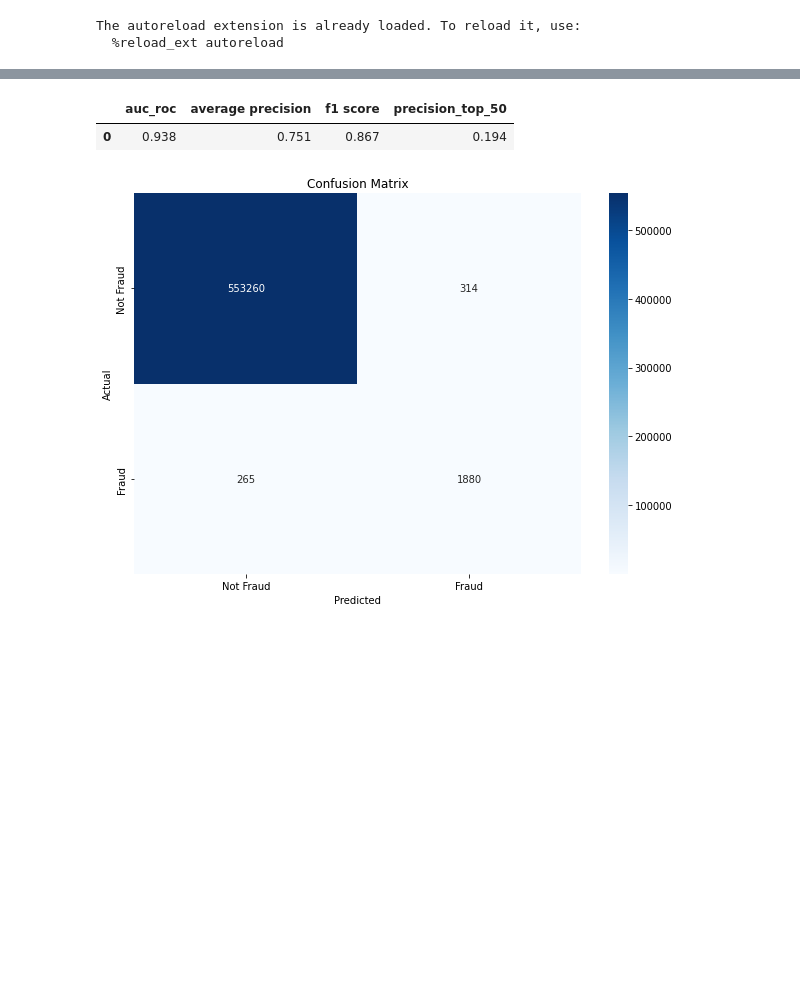
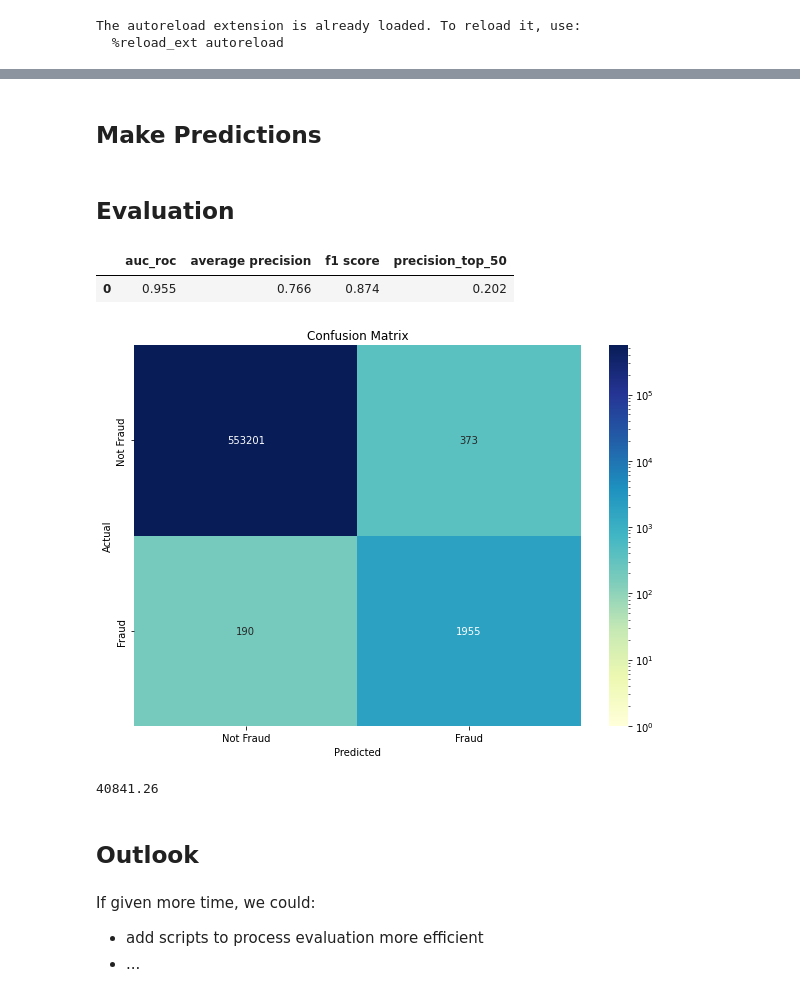
Before and after one commit to ichbinlan99/Fraud-Detection-TR, a Jupyter notebook: notebooks/evaluation.ipynb, the cells around one changed output, grey strips where cells are left out. Saved outputs shown, nothing was run; the diff lists cells and outputs as text; code cells hidden in the pictures; blank space fills up the shorter version.

Commit message:
cleaned up scripts and functions

```diff
--- a/notebooks/evaluation.ipynb
+++ b/notebooks/evaluation.ipynb
@@ -14,5 +17,3 @@ warnings.filterwarnings("ignore")
 # %% [output]
 The autoreload extension is already loaded. To reload it, use:
   %reload_ext autoreload
-# %%
-test_df = pd.read_csv('../data/processed/test_data.csv')
@@ -19,7 +33,10 @@ test_df = pd.read_csv('../data/processed/test_data.csv')
 # %%
 import pickle
-with open("../saved_model/classifier/xgboost.pkl", "rb") as file:
+# load model that you would like to evaluate
+with open("../saved_model/classifier/xgboost_scale_pos_weight50.pkl", "rb") as file:
     clf = pickle.load(file)
+# %% [markdown]
+## Make Predictions
 # %%
 drop_col = ['Unnamed: 0', 'trans_date_trans_time', 'cc_num', 'merchant', 'category',
 'first', 'last', 'street', 'city', 'state', 'zip', 'job', 'dob', 'unix_time',
@@ -29,28 +46,42 @@ target_feature = ['is_fraud']
 # %%
 predictions_test = clf.predict_proba(test_df[input_features])[:, 1]
 # %%
-test_df['predictions']=(predictions_test>0.2).round() # threshold = 0.25 for stricter non-fradulent activaities
+test_df['predictions']=(predictions_test>0.5).round() # threshold = 0.25 for stricter non-fradulent activaities
+# %% [markdown]
+## Evaluation
 # %%
 from models.tree_based import performance_assessment
 performance_assessment(test_df)
 # %% [output]
 |  | auc_roc | average precision | f1 score | precision_top_50 |
-| 0 | 0.938 | 0.751 | 0.867 | 0.194 |
+| 0 | 0.955 | 0.766 | 0.874 | 0.202 |
 # %%
 import seaborn as sns
 from sklearn.metrics import confusion_matrix
-
 import matplotlib.pyplot as plt
+from matplotlib.colors import LogNorm
 
 # Compute confusion matrix
 cm = confusion_matrix(test_df['is_fraud'], test_df['predictions'])
 
 # Plot confusion matrix
 plt.figure(figsize=(10, 7))
-sns.heatmap(cm, annot=True, fmt='d', cmap='Blues', xticklabels=['Not Fraud', 'Fraud'], yticklabels=['Not Fraud', 'Fraud'])
+sns.heatmap(cm, annot=True, fmt='d', cmap='YlGnBu', xticklabels=['Not Fraud', 'Fraud'], yticklabels=['Not Fraud', 'Fraud'], norm=LogNorm(vmin=1, vmax=cm.max()),)
 plt.xlabel('Predicted')
 plt.ylabel('Actual')
 plt.title('Confusion Matrix')
 plt.show()
 # %% [output]
-[figure, old version]
+[figure, new version]
+# %%
+reimbursement_loss = test_df[(test_df['predictions']==0) & (test_df['is_fraud']==1)]['amt'].sum()
+reimbursement_loss
+# %% [output]
+40841.26
+# %% [markdown]
+## Outlook
+# %% [markdown]
+If given more time, we could:
+
+- add scripts to process evaluation more efficient
+- ...
```
Also changed, not shown: parts of 4 cells of this notebook, 13 other files.
